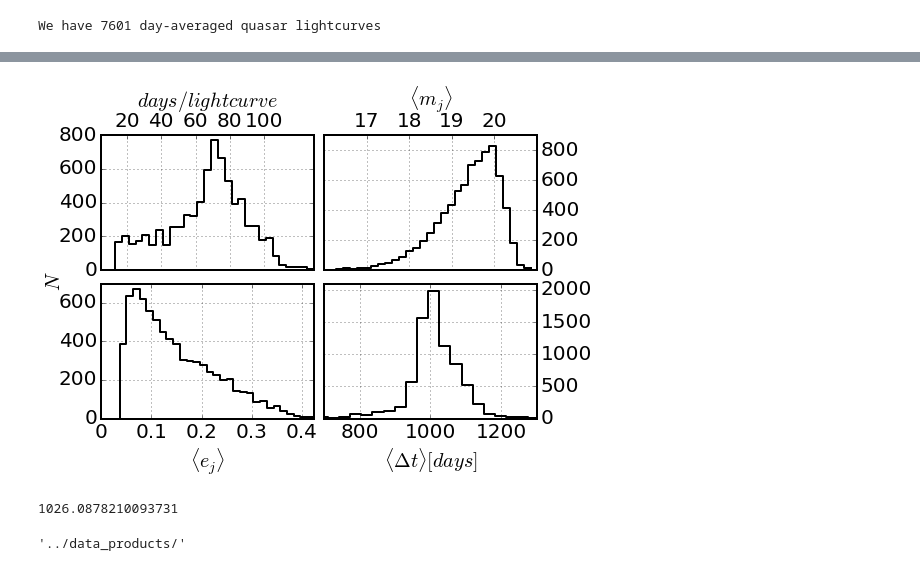
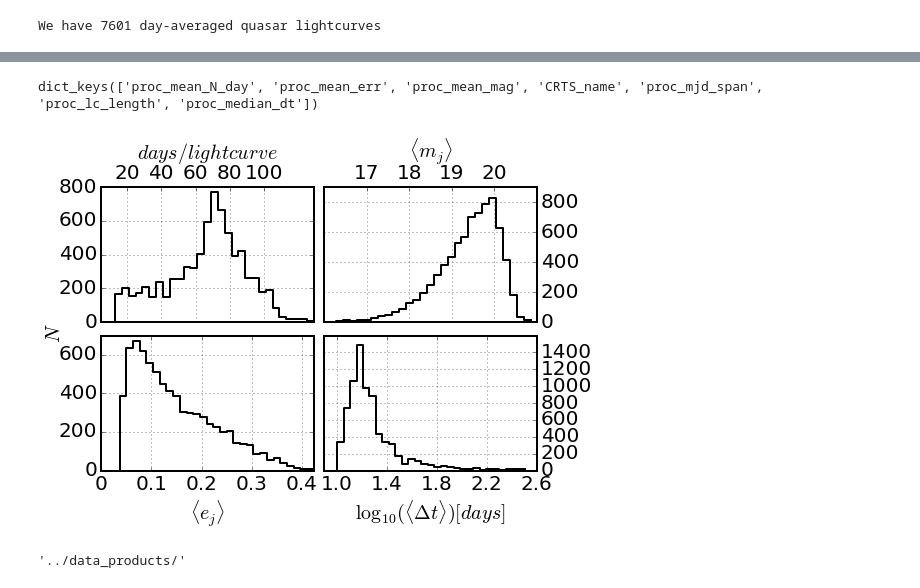
Before and after one commit to suberlak/CRTS_PROJECT, a Jupyter notebook: A_Fig_1_QSO_CRTS_day_averaged_stats.ipynb, the cells around one changed output, grey strips where cells are left out. Drawn from its saved outputs; the diff is of its cells as text; code cells hidden in the pictures.

```diff
--- a/A_Fig_1_QSO_CRTS_day_averaged_stats.ipynb
+++ b/A_Fig_1_QSO_CRTS_day_averaged_stats.ipynb
@@ -323,3 +343,7 @@ outDir
+# %%
+stats_after.keys()
+# %% [output]
+dict_keys(['proc_mean_N_day', 'proc_mean_err', 'proc_mean_mag', 'CRTS_name', 'proc_mjd_span', 'proc_lc_length', 'proc_median_dt'])
 # %%
 %matplotlib inline
 
@@ -350,11 +374,11 @@ ax[0].set_xticklabels(['0','20','40','60','80','100'])
 ax[0].xaxis.set_label_position('top')
 ax[0].xaxis.tick_top()
 
-hist2, bin_edges = np.histogram(stats_after['proc_lc_length'], bins=nbins, density=density)
-bin_centres2 = (bin_edges[:-1] + bin_edges[1:])/2
-hist2[0]=0
-ax[0].set_xlim(xmin = 5, xmax = max(bin_centres2))
-ax[0].plot(bin_centres2, hist2, ls = 'steps', lw=lw, color=lcolor)
+hist, bin_edges = np.histogram(stats_after['proc_lc_length'], bins=nbins, density=density)
+bin_centres = (bin_edges[:-1] + bin_edges[1:])/2
+hist[0]=0
+ax[0].set_xlim(xmin = 5, xmax = max(bin_centres))
+ax[0].plot(bin_centres, hist, ls = 'steps', lw=lw, color=lcolor)
 
 #ax[0].hist(stats_after['lc_length'], bins=nbins, histtype='step', lw=lw, normed=False)
 # make ticks less frequent
@@ -388,57 +412,53 @@ ax[1].set_xticks(ticks[1:-1])
 ax[2].set_xlabel(r'$\langle e_{j} \rangle$')
 ax[2].set_xticks([0,0.1,0.2,0.3,0.4])
 ax[2].set_xticklabels(['0','0.1','0.2','0.3','0.4'])
-hist2, bin_edges = np.histogram(stats_after['proc_mean_err'], bins=nbins, density=density)
-bin_centres2 = (bin_edges[:-1] + bin_edges[1:])/2
-ax[2].set_xlim(xmin = 0, xmax = max(bin_centres2))
-hist2[0]=0
-ax[2].plot(bin_centres2, hist2, ls = 'steps', lw=lw, color=lcolor)
+hist3, bin_edges = np.histogram(stats_after['proc_mean_err'], bins=nbins, density=density)
+bin_centres3 = (bin_edges[:-1] + bin_edges[1:])/2
+ax[2].set_xlim(xmin = 0, xmax = max(bin_centres3))
+hist3[0]=0
+ax[2].plot(bin_centres3, hist3, ls = 'steps', lw=lw, color=lcolor)
 ticks = ax[2].get_yticks()
 ax[2].set_yticks(ticks[::2])
 
 
 # Panel 4
 #ax[3].set_ylabel('count')
-ax[3].set_xlabel(r'$ \langle \Delta {t} \rangle [days] $')
+ax[3].set_xlabel(r'$ \log_{10} (\langle \Delta {t} \rangle) [days] $')
 ax[3].yaxis.tick_right()
 ax[3].yaxis.set_label_position("right")
 
 
-hist2, bin_edges = np.histogram(stats_after['proc_mean_delta_t'], bins=nbins, density=density)
-bin_centres2 = (bin_edges[:-1] + bin_edges[1:])/2
-hist2[0]=0
+hist4, bin_edges = np.histogram(np.log10(stats_after['proc_median_dt']), bins=nbins, density=density)
+bin_centres4 = (bin_edges[:-1] + bin_edges[1:])/2
+hist4[0]=0
 
-ax[3].plot(bin_centres2, hist2, ls = 'steps', lw=lw, color = lcolor)
-ax[3].set_xlim(700,1300)
-ax[3].set_ylim(0,2100)
+ax[3].plot(bin_centres4, hist4, ls = 'steps', lw=lw, color = lcolor)
+ax[3].set_xlim(0.9,2.6)
+#ax[3].set_ylim(0,2100)
 
 xticks = ax[3].get_xticks()
 ax[3].set_xticks(xticks[1::2])
 
 ticks = ax[3].get_yticks()
 ax[3].set_yticks(ticks[:-1])
 
 fig.text(0.03, 0.5, r'$N$', ha='center', va='center', rotation='vertical',fontsize=20)
 #fig.text(0.96, 0.5, r'$N$', ha='center', va='center', rotation='vertical',fontsize=20)
 
 # gridding...
 grid= True
 if grid == True :
     for i in range(4) :
         ax[i].grid()
 
 
 # Save
 plt.tight_layout()
 fig.subplots_adjust(hspace=0.1)
 fig.subplots_adjust(wspace=0.05)
 plt.savefig(outDir + 'Fig_1_QSO_CRTS_proc_stats.png')
 # %% [output]
-[figure, old version]
+[figure, new version]
-# %%
-np.mean(stats_after['proc_mean_delta_t'])
-# %% [output]
-1026.0878210093731
 # %%
 outDir
 # %% [output]
```
Also changed, not shown: parts of 8 cells of this notebook, 2 other files.
